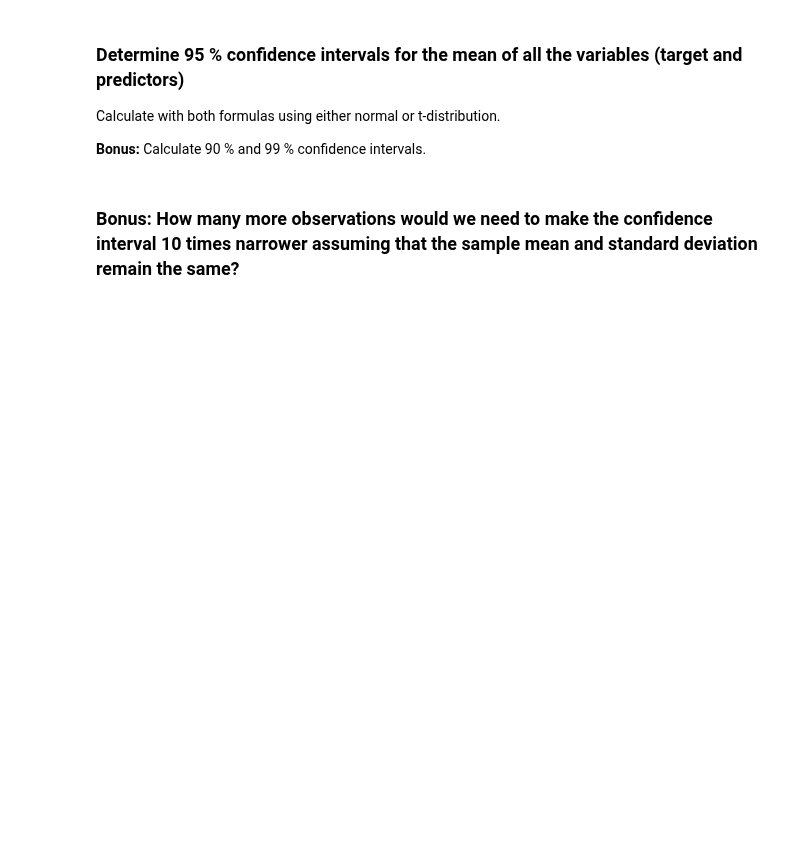
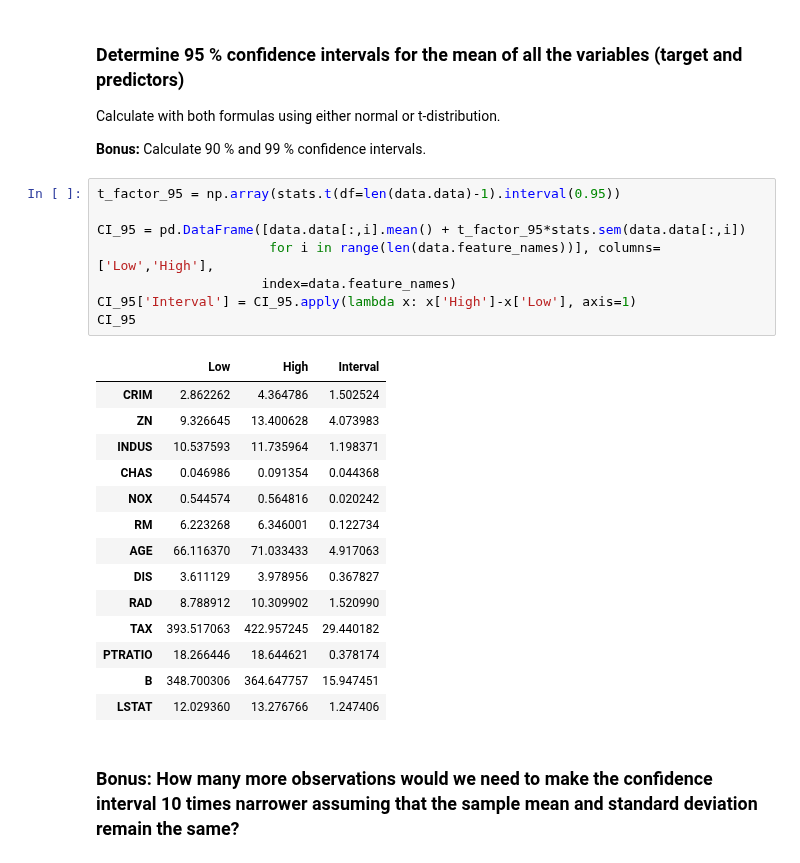
Before and after one commit to a3o1m2/DSI11-lessons, a Jupyter notebook: week08/day2_confidence_intervals_hypothesis_testing/confidence-intervals-lesson/confidence-intervals-lesson.ipynb, the cells around one changed output. Saved outputs shown, nothing was run; the diff lists cells and outputs as text; blank space fills up the shorter version.

```diff
--- a/week08/day2_confidence_intervals_hypothesis_testing/confidence-intervals-lesson/confidence-intervals-lesson.ipynb
+++ b/week08/day2_confidence_intervals_hypothesis_testing/confidence-intervals-lesson/confidence-intervals-lesson.ipynb
@@ -332,5 +344,28 @@ data = load_boston()
 Calculate with both formulas using either normal or t-distribution.
 
 **Bonus:** Calculate 90 % and 99 % confidence intervals.
+# %%
+t_factor_95 = np.array(stats.t(df=len(data.data)-1).interval(0.95))
+
+CI_95 = pd.DataFrame([data.data[:,i].mean() + t_factor_95*stats.sem(data.data[:,i])
+                      for i in range(len(data.feature_names))], columns=['Low','High'],
+                     index=data.feature_names)
+CI_95['Interval'] = CI_95.apply(lambda x: x['High']-x['Low'], axis=1)
+CI_95
+# %% [output]
+|  | Low | High | Interval |
+| CRIM | 2.862262 | 4.364786 | 1.502524 |
+| ZN | 9.326645 | 13.400628 | 4.073983 |
+| INDUS | 10.537593 | 11.735964 | 1.198371 |
+| CHAS | 0.046986 | 0.091354 | 0.044368 |
+| NOX | 0.544574 | 0.564816 | 0.020242 |
+| RM | 6.223268 | 6.346001 | 0.122734 |
+| AGE | 66.116370 | 71.033433 | 4.917063 |
+| DIS | 3.611129 | 3.978956 | 0.367827 |
+| RAD | 8.788912 | 10.309902 | 1.520990 |
+| TAX | 393.517063 | 422.957245 | 29.440182 |
+| PTRATIO | 18.266446 | 18.644621 | 0.378174 |
+| B | 348.700306 | 364.647757 | 15.947451 |
+| LSTAT | 12.029360 | 13.276766 | 1.247406 |
 # %% [markdown]
 ### Bonus: How many more observations would we need to make the confidence interval 10 times narrower assuming that the sample mean and standard deviation remain the same?
```
Also changed, not shown: parts of 6 cells of this notebook, 10 other files.
